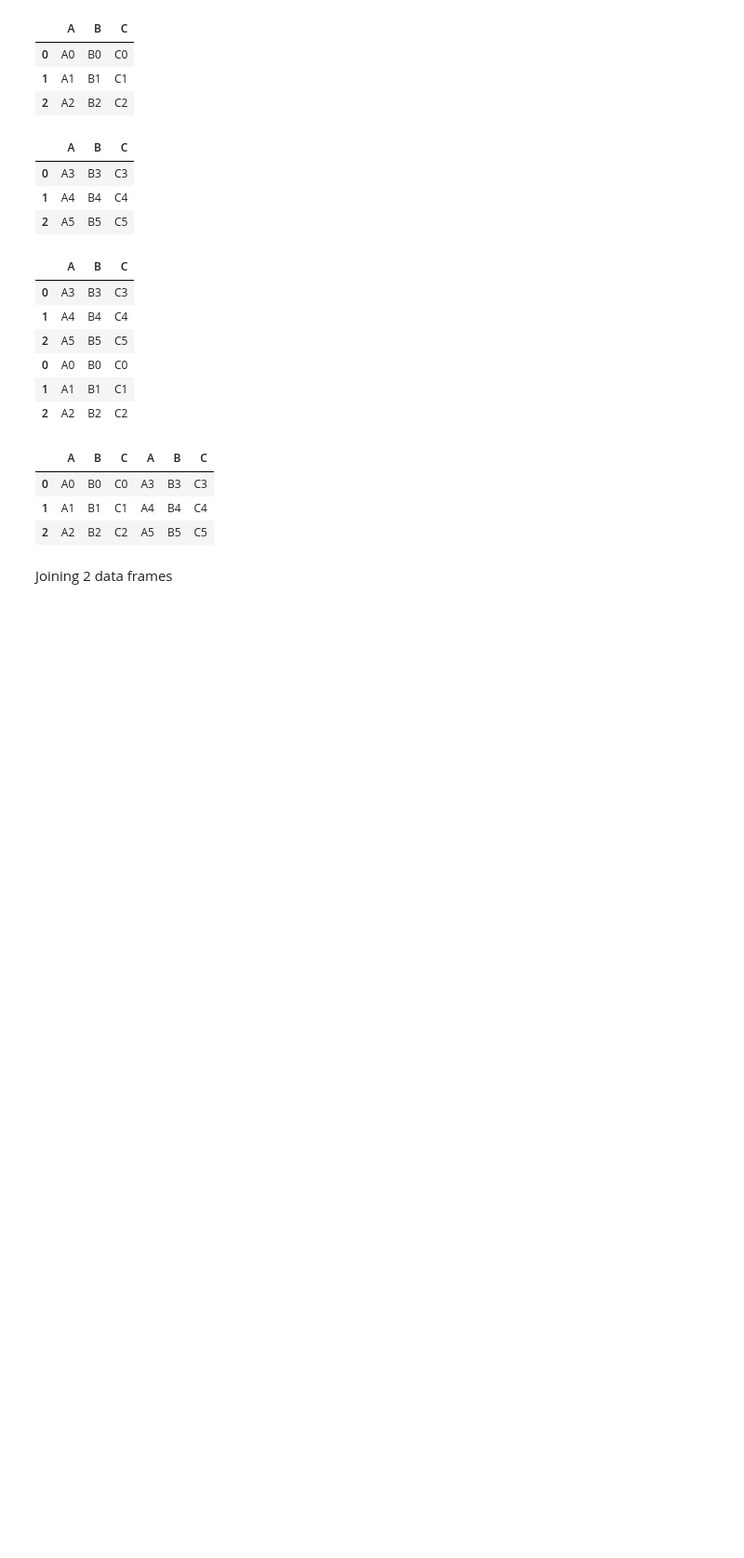
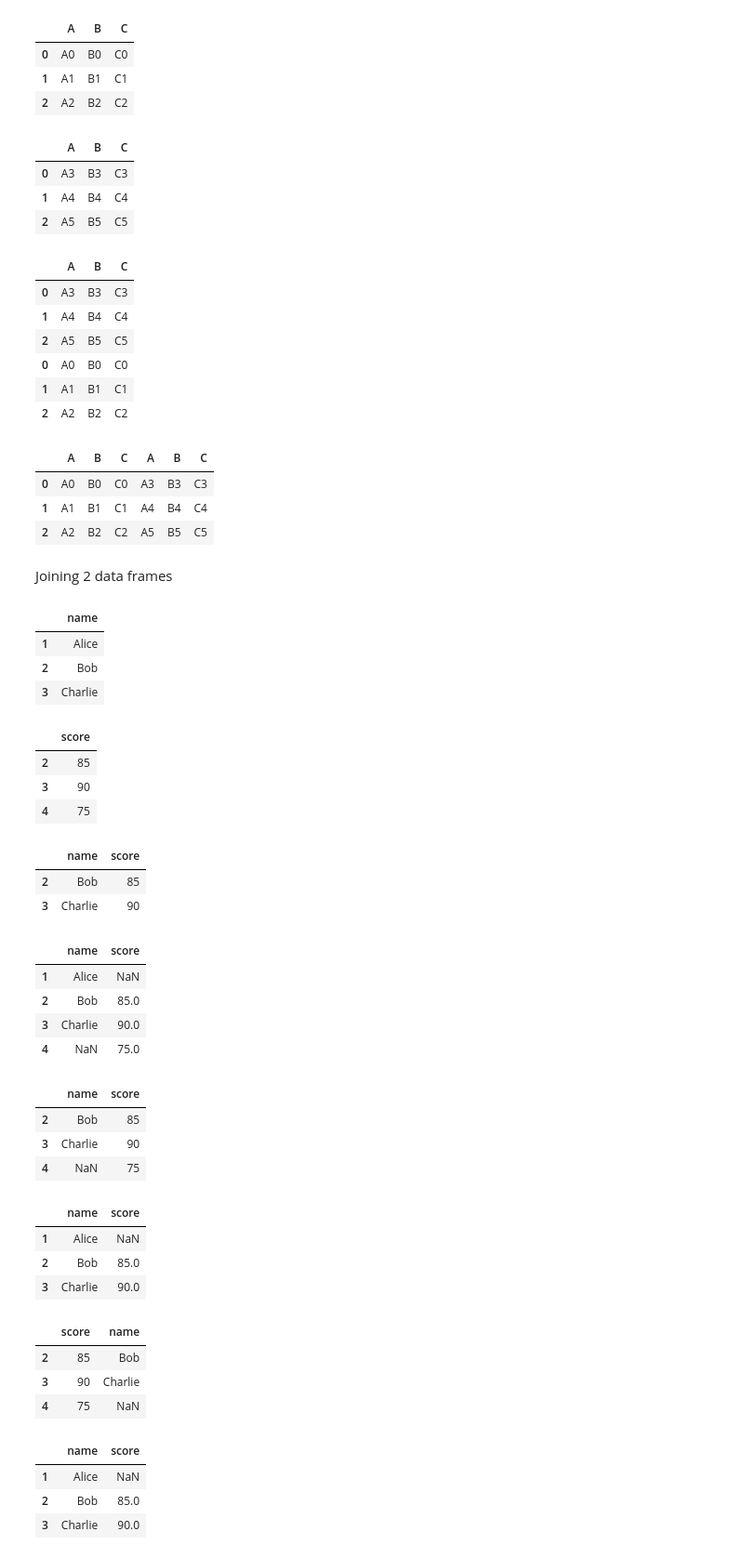
Before and after one commit to dpkasahu/Python_library, a Jupyter notebook: gfgpandas.ipynb, the cells around one changed output. Shown at 93% size. Drawn from its saved outputs; the diff is of its cells as text; code cells hidden in the pictures; blank space fills up the shorter version.

```diff
--- a/gfgpandas.ipynb
+++ b/gfgpandas.ipynb
@@ -484,3 +484,68 @@ pd.concat([df1,df2],axis=1)
 # %% [markdown]
 
 Joining 2 data frames
+# %%
+df1 = pd.DataFrame({
+    'name': ['Alice', 'Bob', 'Charlie']
+}, index=[1, 2, 3])
+
+# Second DataFrame
+df2 = pd.DataFrame({
+    'score': [85, 90, 75]
+}, index=[2, 3, 4])
+# %%
+df1
+# %% [output]
+|  | name |
+| 1 | Alice |
+| 2 | Bob |
+| 3 | Charlie |
+# %%
+df2
+# %% [output]
+|  | score |
+| 2 | 85 |
+| 3 | 90 |
+| 4 | 75 |
+# %%
+df1.join(df2,how='inner')
+# %% [output]
+|  | name | score |
+| 2 | Bob | 85 |
+| 3 | Charlie | 90 |
+# %%
+df1.join(df2,how='outer')
+# %% [output]
+|  | name | score |
+| 1 | Alice | NaN |
+| 2 | Bob | 85.0 |
+| 3 | Charlie | 90.0 |
+| 4 | NaN | 75.0 |
+# %%
+df1.join(df2,how='right')
+# %% [output]
+|  | name | score |
+| 2 | Bob | 85 |
+| 3 | Charlie | 90 |
+| 4 | NaN | 75 |
+# %%
+df1.join(df2,how='left')
+# %% [output]
+|  | name | score |
+| 1 | Alice | NaN |
+| 2 | Bob | 85.0 |
+| 3 | Charlie | 90.0 |
+# %%
+df2.join(df1)
+# %% [output]
+|  | score | name |
+| 2 | 85 | Bob |
+| 3 | 90 | Charlie |
+| 4 | 75 | NaN |
+# %%
+df1.join(df2)
+# %% [output]
+|  | name | score |
+| 1 | Alice | NaN |
+| 2 | Bob | 85.0 |
+| 3 | Charlie | 90.0 |
```
